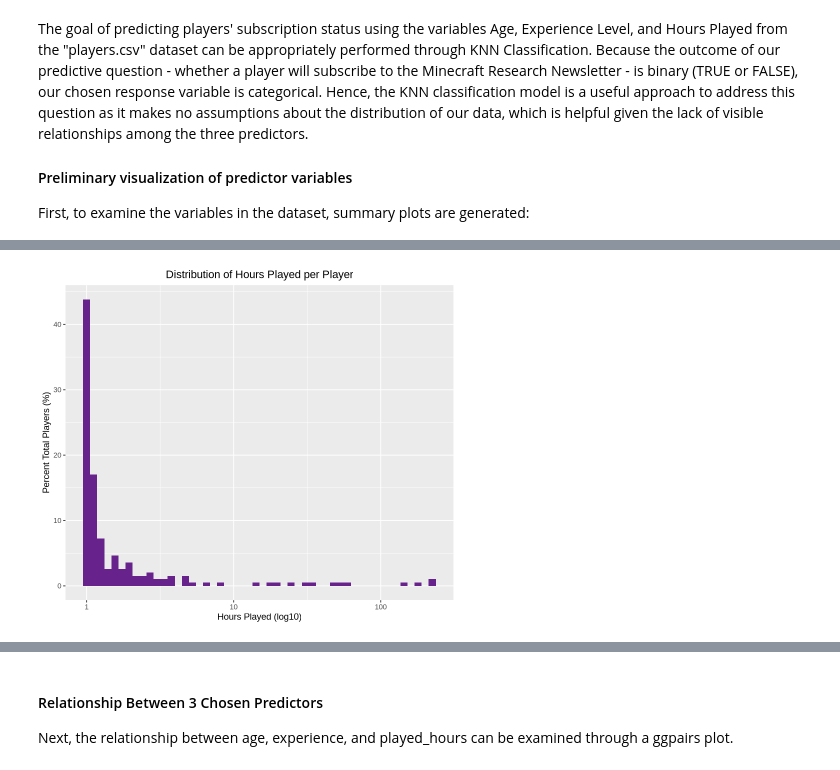
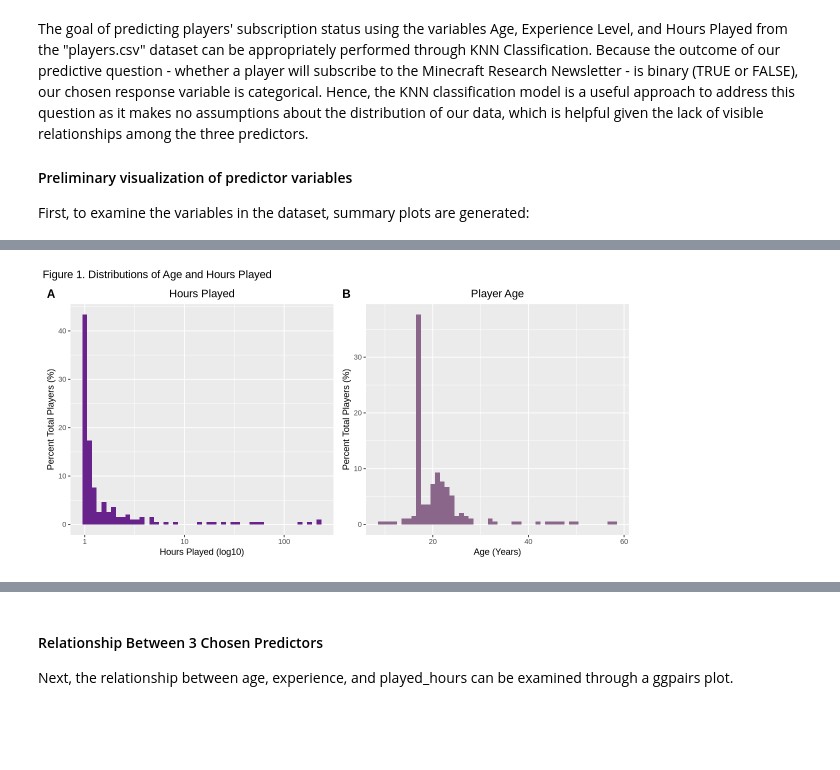
Before and after one commit to emilyk-05/group_project, a Jupyter notebook: group_project.ipynb, the cells around one changed output, grey strips where cells are left out. Saved outputs shown, nothing was run; the diff lists cells and outputs as text; code cells hidden in the pictures; blank space fills up the shorter version.

Commit message:
Edited figures

```diff
--- a/group_project.ipynb
+++ b/group_project.ipynb
@@ -110,20 +103,18 @@ The goal of predicting players' subscription status using the variables Age, Exp
 <h4>Preliminary visualization of predictor variables</h4>
 First, to examine the variables in the dataset, summary plots are generated:
 # %%
-options(repr.plot.width = 7, repr.plot.height = 6)
-
+options(repr.plot.width = 10, repr.plot.height = 5)
 ## create histogram of hours played per player
 hours_hist <- players |>
     ggplot(aes(x = played_hours + 1)) +
     geom_histogram(bins = 50,
                    aes(y = after_stat(count/sum(count) * 100)),
                   fill = 'darkorchid4') +
-    labs(title = 'Distribution of Hours Played per Player',
+    labs(title = 'Hours Played',
          x = 'Hours Played (log10)',
          y = 'Percent Total Players (%)') +
     scale_x_log10() +
     theme(plot.title = element_text(hjust = 0.5))
-hours_hist
 
 
 ## create histogram of players' ages
@@ -132,55 +123,52 @@ age_hist <- players |>
     geom_histogram(bins = 50,
                    aes(y = after_stat(count/sum(count) * 100)),
                   fill = 'plum4') +
-    labs(title = 'Distribution of Player Age',
+    labs(title = 'Player Age',
          x = 'Age (Years)',
          y = 'Percent Total Players (%)') +
     theme(plot.title = element_text(hjust = 0.5))
-age_hist
+
+plot_grid(hours_hist, age_hist, labels="AUTO") +
+plot_annotation(title = 'Figure 1. Distributions of Age and Hours Played')
+
+
+## create bar charts + box and whisker plot of hours played by subscription status
+sub_hours_bar <- players |>
+    ggplot(aes(x = subscribe, y = played_hours, fill = subscribe)) +
+    geom_bar(stat = "identity") +
+    labs(title = "Total Hours",
+         x = "Subscription Status",
+         y = "Total Hours Played") +
+    theme(plot.title = element_text(hjust = 0.5, size = 15),
+          axis.title = element_text(size = 12.5),
+         legend.position = 'none')
+
+## create box plot
+sub_hours_box <- players |>
+    ggplot(aes(x = subscribe, y = played_hours, fill = subscribe)) +
+    geom_boxplot() +
+    labs(title = "Distribution",
+         x = "Subscription Status",
+         y = '√Hours Played') +
+    scale_y_sqrt() +
+    theme(plot.title = element_text(hjust = 0.5, size = 15),
+         legend.position = "none")
+
+plot_grid(sub_hours_bar, sub_hours_box, labels="AUTO") +
+plot_annotation(title = 'Figure 2. Hours Played by Subscription Status')
+
+options(repr.plot.width = 8, repr.plot.height = 5)
 
 ## create plot of hours played vs age, group by subscription status
 age_hours_plot <- players |>
     ggplot(aes(x = age, y = played_hours, color = subscribe)) +
     geom_point(alpha = 0.6) +
-    labs(title = 'Hours Played vs. Age by Subscription Status',
+    labs(title = 'Figure 3. Hours Played vs. Age by Subscription Status',
          x = 'Age (Years)',
          y = 'Hours Played (Hours)',
         color = 'Subscription Status') +
-    theme(plot.title = element_text(size = 15, hjust = 0.5),
+    theme(plot.title = element_text(size = 15),
          axis.title = element_text(size = 12),
-         axis.text = element_text(size = 10)) +
-    scale_color_manual(values = c('darkorange', 'steelblue'))
-
+         axis.text = element_text(size = 10))
 age_hours_plot
-
-## summarise pct players where subscribe = TRUE/FALSE:
-pct_true <- players |>
-  count(subscribe) |>
-  mutate(pct = round(n/sum(n)*100, 2))
-pct_true
-
-## create bar chart
-sub_hours_bar <- players |>
-    ggplot(aes(x = subscribe, y = played_hours, fill = subscribe)) +
-    geom_bar(stat = "identity") +
-    labs(title = "Total Hours Played by Subscription Status",
-         x = "Subscription Status",
-         y = "Total Hours Played") +
-    theme(plot.title = element_text(hjust = 0.5, size = 15),
-          axis.title = element_text(size = 12.5),
-         legend.position = 'none')
-sub_hours_bar
-
-
-## create box plot
-sub_hours_box <- players |>
-    ggplot(aes(x = subscribe, y = played_hours, fill = subscribe)) +
-    geom_boxplot() +
-    labs(title = "Distribution of Hours Played by Subscription Status",
-         x = "Subscription Status",
-         y = "Hours Played") +
-    scale_y_sqrt() +
-    theme(plot.title = element_text(hjust = 0.5, size = 15),
-         legend.position = "none")
-sub_hours_box
 # %% [output]
@@ -187 +177 @@ sub_hours_box
-[figure, old version]
+[figure, new version]
```
Also changed, not shown: parts of 5 cells of this notebook.
